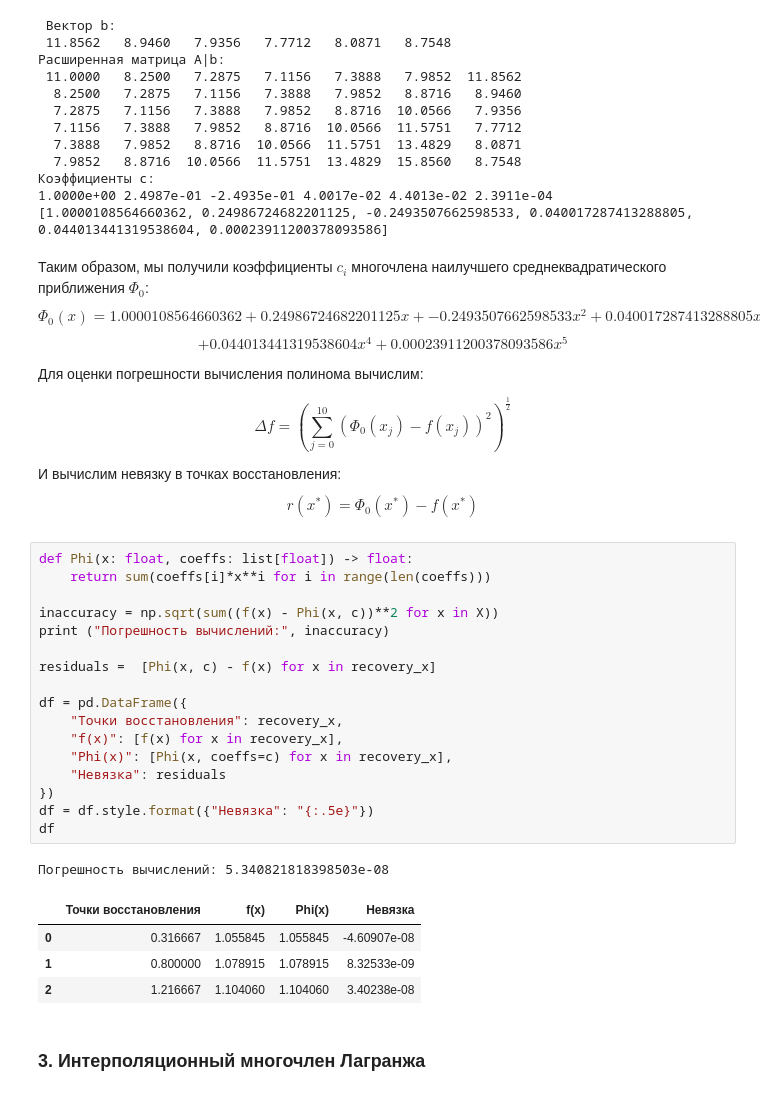
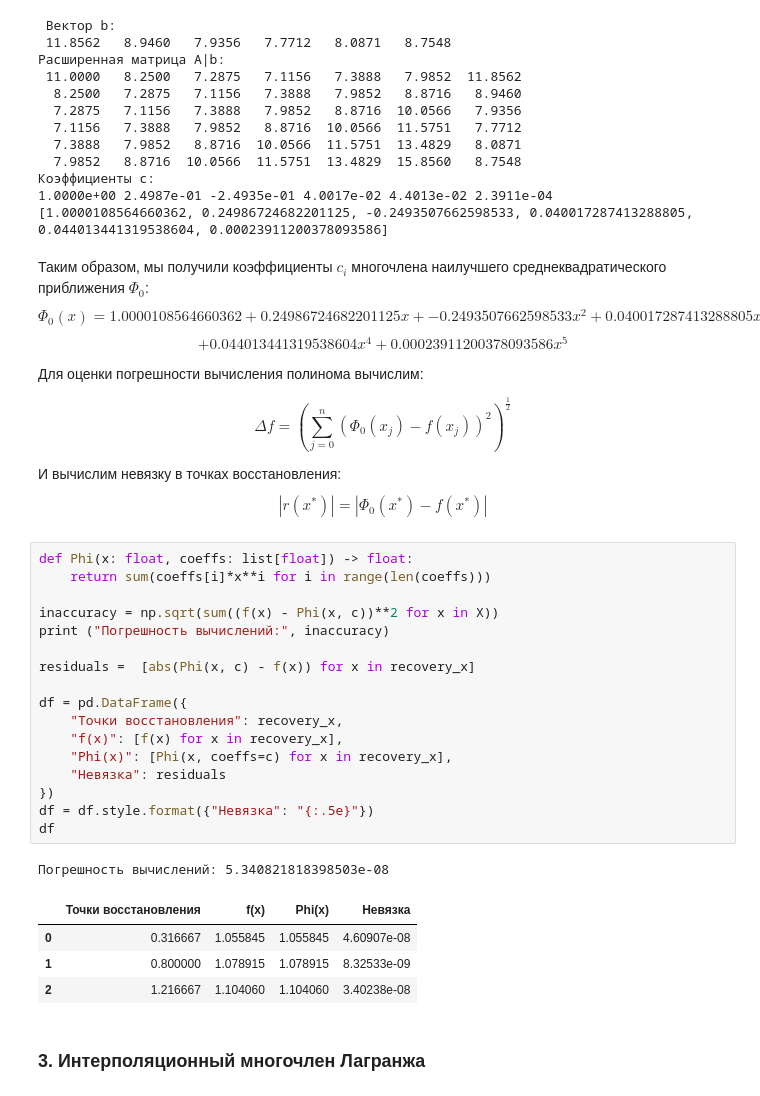
Before and after one commit to SupremeIntelligence/numerical-methods, a Jupyter notebook: Lab2/lab2.ipynb, the cells around one changed output. Saved outputs shown, nothing was run; the diff lists cells and outputs as text.

Commit message:
Implemented Chebyshev interpolation polynomial with residual analysis and fixed minor issues (use absolute residuals).

```diff
--- a/Lab2/lab2.ipynb
+++ b/Lab2/lab2.ipynb
@@ -154,31 +155,31 @@ $$ + 0.044013441319538604x^4 + 0.00023911200378093586x^5$$
 
 Для оценки погрешности вычисления полинома вычислим:
 
-$$\Delta f = \left(\sum_{j=0}^{10} (\Phi_0(x_j) - f(x_j))^2 \right)^{\frac{1}{2}}$$
+$$\Delta f = \left(\sum_{j=0}^{n} (\Phi_0(x_j) - f(x_j))^2 \right)^{\frac{1}{2}}$$
 
 И вычислим невязку в точках восстановления:
-$$r(x^*) = \Phi_0(x^*) - f (x^*)$$
+$$\left|r(x^*)\right| = \left|\Phi_0(x^*) - f (x^*)\right|$$
 # %%
 def Phi(x: float, coeffs: list[float]) -> float:
     return sum(coeffs[i]*x**i for i in range(len(coeffs)))
 
 inaccuracy = np.sqrt(sum((f(x) - Phi(x, c))**2 for x in X))
 print ("Погрешность вычислений:", inaccuracy)
 
-residuals =  [Phi(x, c) - f(x) for x in recovery_x]
+residuals =  [abs(Phi(x, c) - f(x)) for x in recovery_x]
 
 df = pd.DataFrame({
     "Точки восстановления": recovery_x,
     "f(x)": [f(x) for x in recovery_x],
     "Phi(x)": [Phi(x, coeffs=c) for x in recovery_x],
     "Невязка": residuals
 })
 df = df.style.format({"Невязка": "{:.5e}"})
 df
 # %% [output]
 Погрешность вычислений: 5.340821818398503e-08
 |  | Точки восстановления | f(x) | Phi(x) | Невязка |
-| 0 | 0.316667 | 1.055845 | 1.055845 | -4.60907e-08 |
+| 0 | 0.316667 | 1.055845 | 1.055845 | 4.60907e-08 |
 | 1 | 0.800000 | 1.078915 | 1.078915 | 8.32533e-09 |
 | 2 | 1.216667 | 1.104060 | 1.104060 | 3.40238e-08 |
 # %% [markdown]
```
Also changed, not shown: parts of 9 cells of this notebook.
